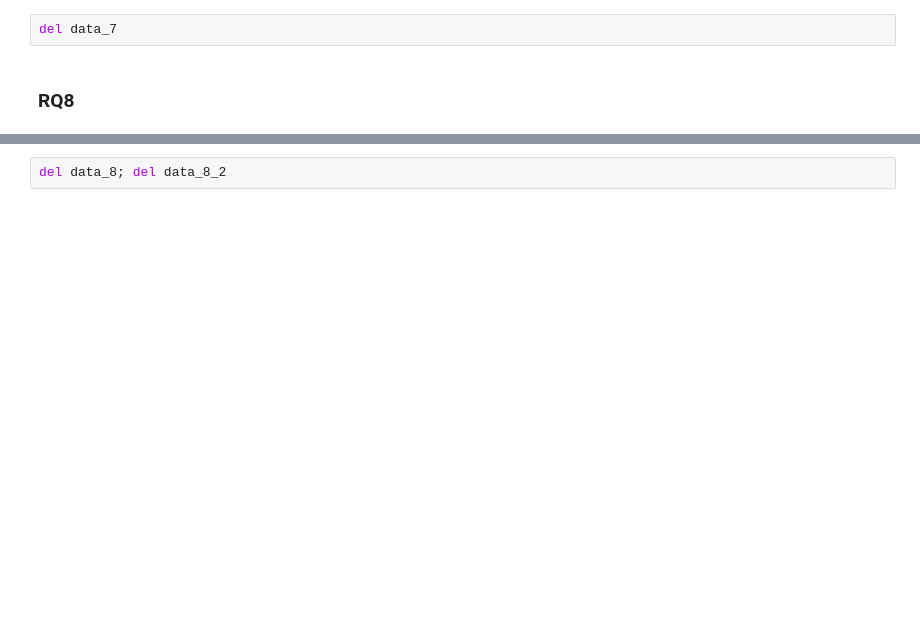
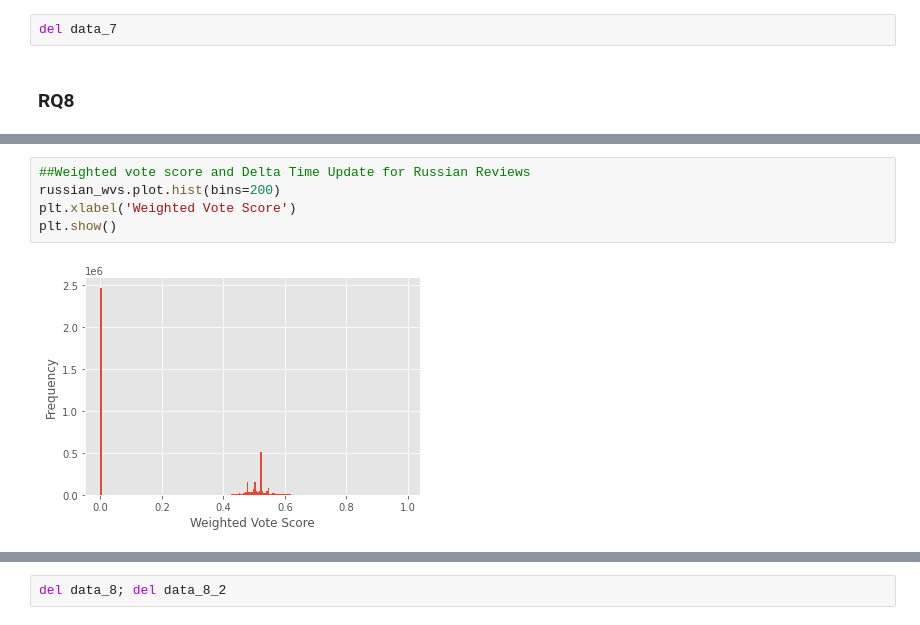
Before and after one commit to alessiobar/ADM_HW2, a Jupyter notebook: main.ipynb, the cells around one changed output, grey strips where cells are left out. Saved outputs shown, nothing was run; the diff lists cells and outputs as text; blank space fills up the shorter version.

```diff
--- a/main.ipynb
+++ b/main.ipynb
@@ -1378,0 +1342,7 @@ NameError: name 'data_8' is not defined
+# %%
+##Weighted vote score and Delta Time Update for Russian Reviews
+russian_wvs.plot.hist(bins=200)
+plt.xlabel('Weighted Vote Score')
+plt.show()
+# %% [output]
+[figure, added]
```
Also changed, not shown: parts of 85 cells of this notebook.
